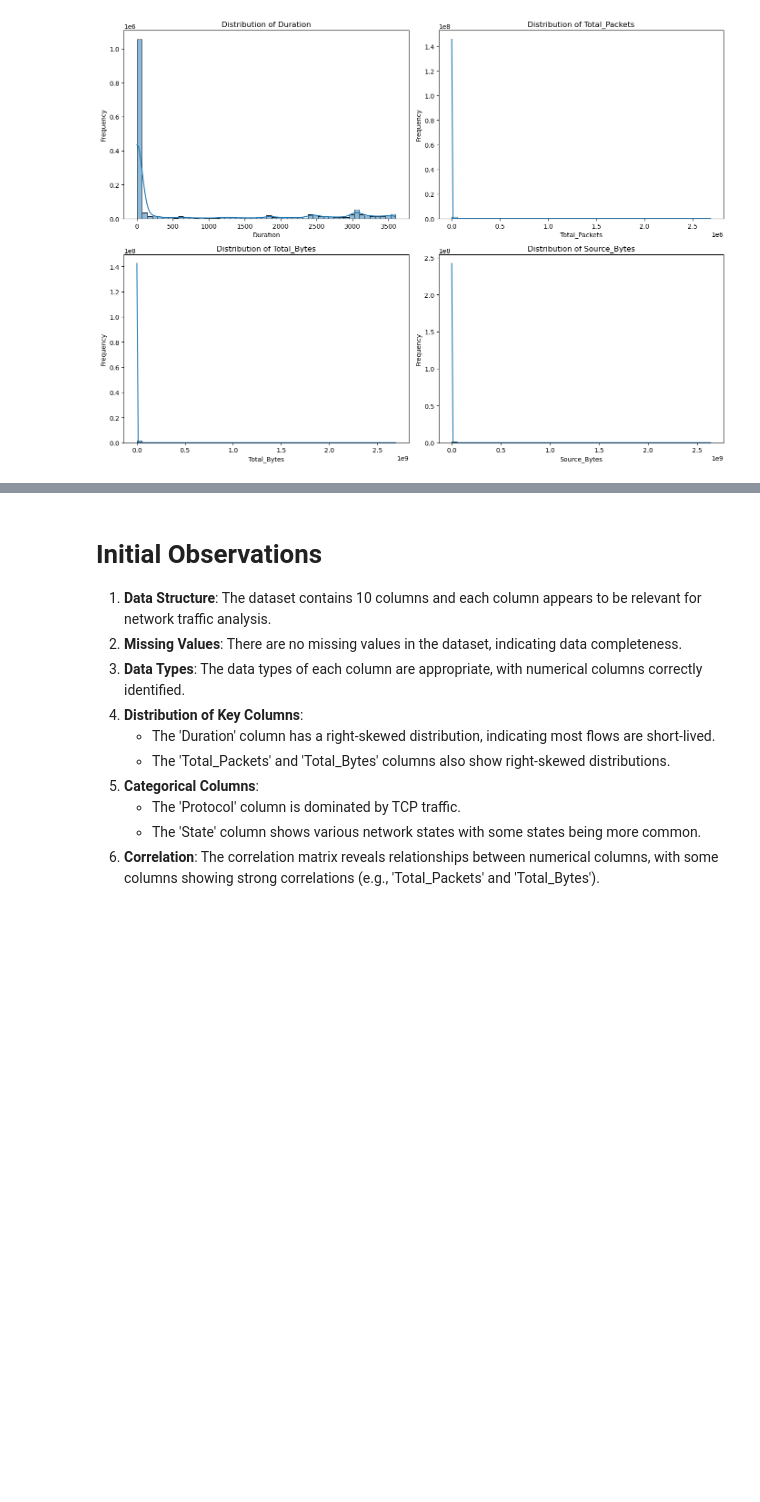
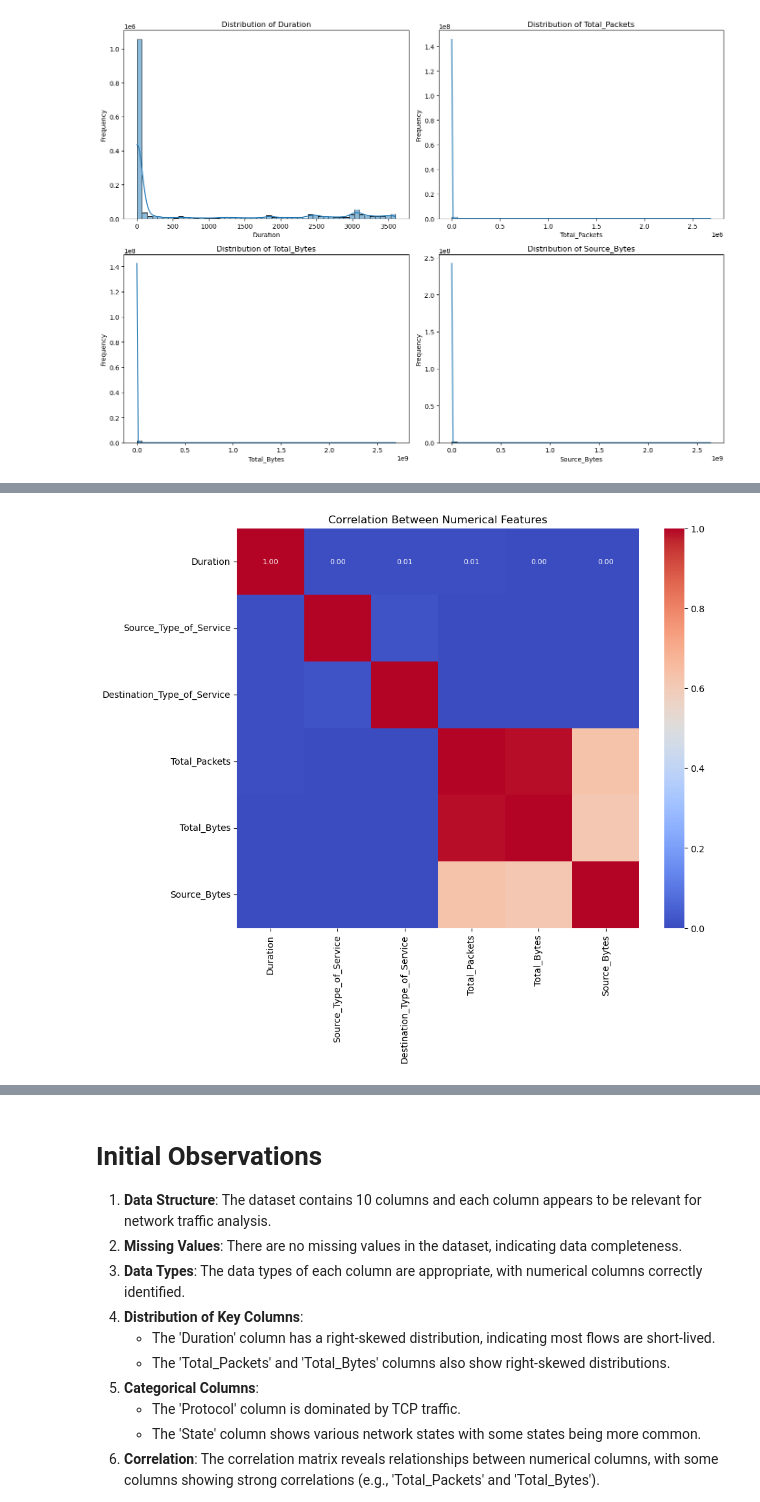
Before and after one commit to davedawitdave/Network-security-analysis-and-botnet-prediction, a Jupyter notebook: preprocessing/Explore_data.ipynb, the cells around one changed output, grey strips where cells are left out. Cells and saved outputs as stored; diff of their text form; code cells hidden in the pictures; blank space fills up the shorter version.

```diff
--- a/preprocessing/Explore_data.ipynb
+++ b/preprocessing/Explore_data.ipynb
@@ -86,0 +95,10 @@ plt.show()
+# %%
+numerical_df = data.select_dtypes(include=['float64', 'int64'])
+corr_matrix = numerical_df.corr()
+
+plt.figure(figsize=(10, 8))
+sns.heatmap(corr_matrix, annot=True, cmap='coolwarm', fmt=".2f", annot_kws={"size": 8})
+plt.title('Correlation Between Numerical Features')
+plt.show()
+# %% [output]
+[figure, added]
```
Also changed, not shown: parts of 7 cells of this notebook, 3 other files.
